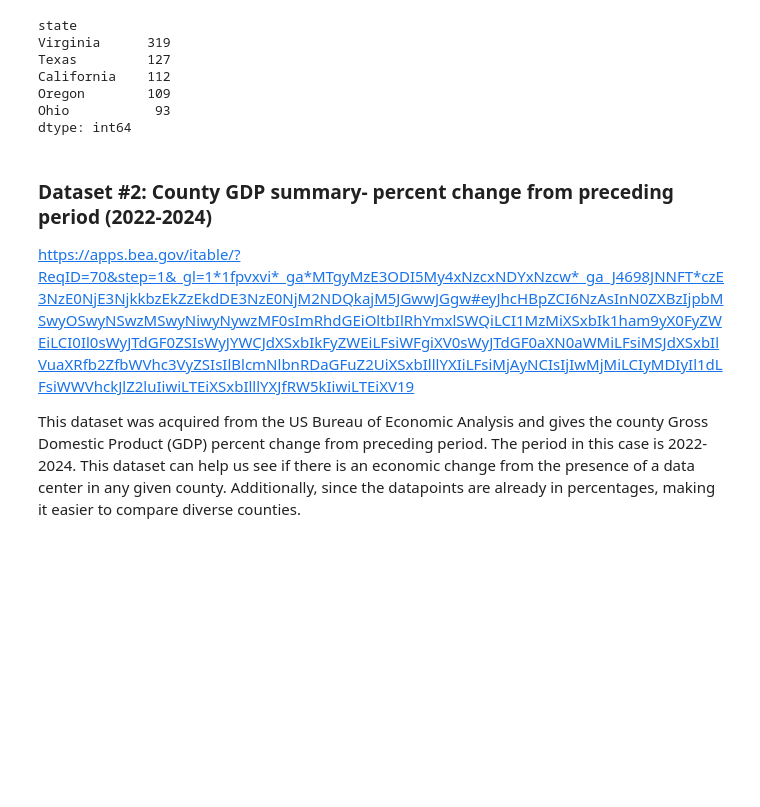
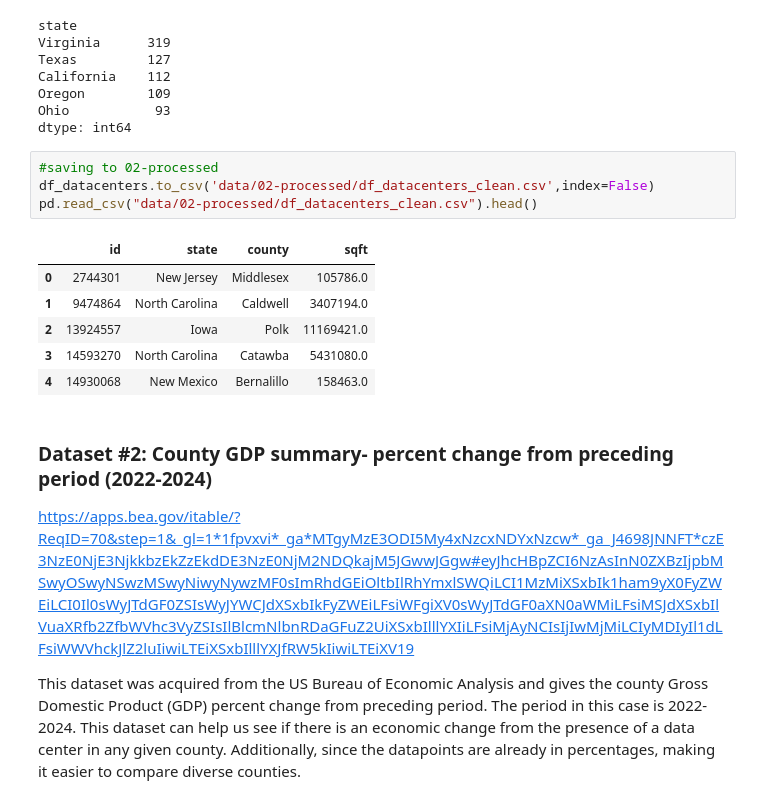
Before and after one commit to COGS108/Group147_WI26, a Jupyter notebook: 01-DataCheckpoint.ipynb, the cells around one changed output. Drawn from its saved outputs; the diff is of its cells as text; blank space fills up the shorter version.

```diff
--- a/01-DataCheckpoint.ipynb
+++ b/01-DataCheckpoint.ipynb
@@ -332,6 +335,17 @@ California    112
 Oregon        109
 Ohio           93
 dtype: int64
+# %%
+#saving to 02-processed
+df_datacenters.to_csv('data/02-processed/df_datacenters_clean.csv',index=False)
+pd.read_csv("data/02-processed/df_datacenters_clean.csv").head()
+# %% [output]
+|  | id | state | county | sqft |
+| 0 | 2744301 | New Jersey | Middlesex | 105786.0 |
+| 1 | 9474864 | North Carolina | Caldwell | 3407194.0 |
+| 2 | 13924557 | Iowa | Polk | 11169421.0 |
+| 3 | 14593270 | North Carolina | Catawba | 5431080.0 |
+| 4 | 14930068 | New Mexico | Bernalillo | 158463.0 |
 # %% [markdown]
 ### Dataset #2: County GDP summary- percent change from preceding period (2022-2024)
 
```
Also changed, not shown: parts of 8 cells of this notebook.
